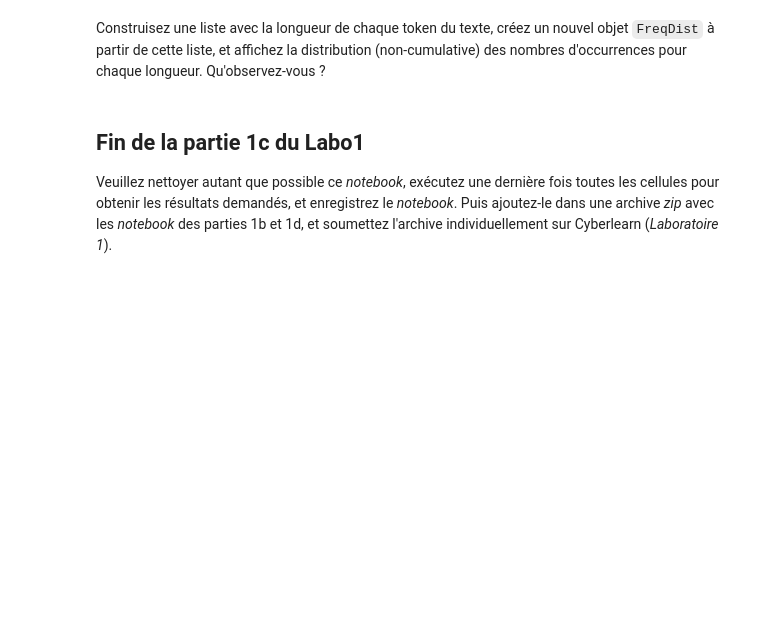
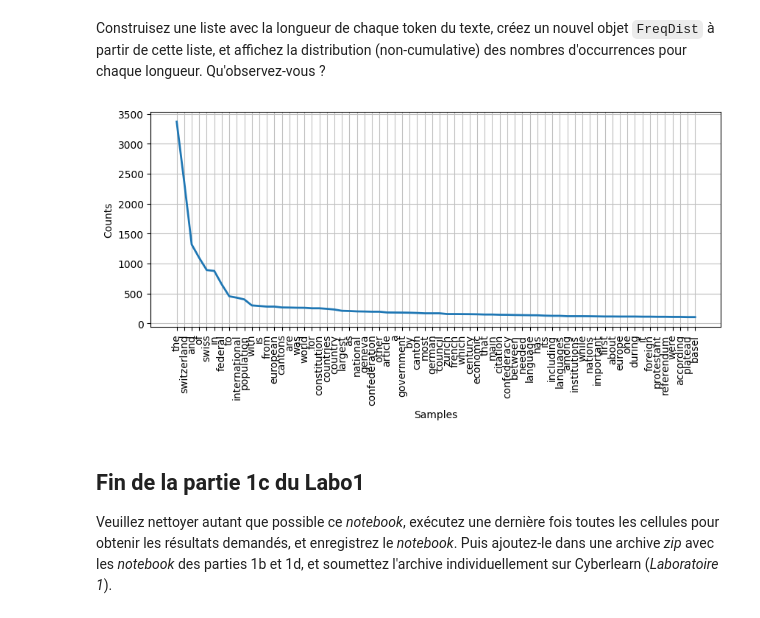
Before and after one commit to doriangi/TAL_Labo1_student, a Jupyter notebook: TAL_Labo1c_student.ipynb, the cells around one changed output. Saved outputs shown, nothing was run; the diff lists cells and outputs as text; code cells hidden in the pictures; blank space fills up the shorter version.

```diff
--- a/TAL_Labo1c_student.ipynb
+++ b/TAL_Labo1c_student.ipynb
@@ -128,3 +167,17 @@ Construisez une liste avec la longueur de chaque token du texte, créez un nouve
+# %%
+# Please write your Python code below and execute it.
+fdist2 = FreqDist()
+for w in words2:
+    if(w.isalpha()):
+        fdist2[w.lower()] += len(w)
+
+import matplotlib.pyplot as plt
+fig2 = plt.figure(figsize = (10,4))
+plt.gcf().subplots_adjust(bottom=0.15) # to avoid x-ticks cut-off
+fdist2.plot(70)
+plt.show()
+# %% [output]
+[figure, added]
 # %% [markdown]
 ## Fin de la partie 1c du Labo1
 Veuillez nettoyer autant que possible ce _notebook_, exécutez une dernière fois toutes les cellules pour obtenir les résultats demandés, et enregistrez le _notebook_.  Puis ajoutez-le dans une archive _zip_ avec les _notebook_ des parties 1b et 1d, et soumettez l'archive individuellement sur Cyberlearn (_Laboratoire 1_).
```
Also changed, not shown: parts of 9 cells of this notebook, 1 other file.
